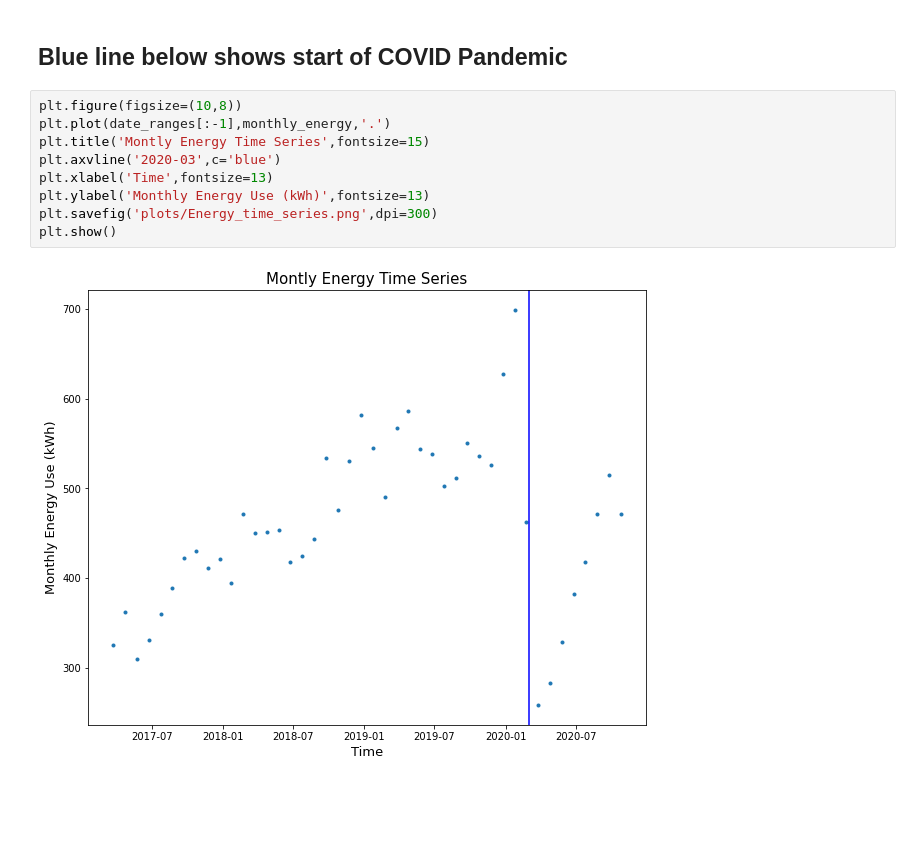
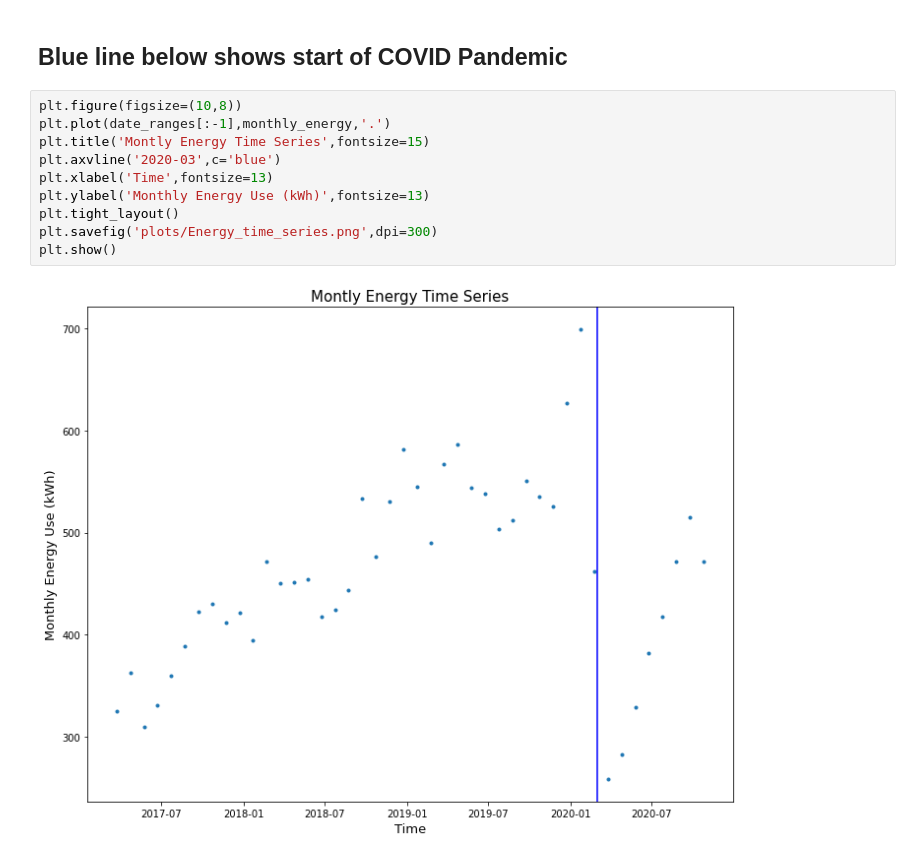
Before and after one commit to sidmohite/tdi_capstone_project, a Jupyter notebook: EV_Charging_Data.ipynb, the cells around one changed output. Cells and saved outputs as stored; diff of their text form; blank space fills up the shorter version.

```diff
--- a/EV_Charging_Data.ipynb
+++ b/EV_Charging_Data.ipynb
@@ -114,14 +116,15 @@ plt.show()
 # %%
 plt.figure(figsize=(10,8))
 plt.plot(date_ranges[:-1],monthly_energy,'.')
 plt.title('Montly Energy Time Series',fontsize=15)
 plt.axvline('2020-03',c='blue')
 plt.xlabel('Time',fontsize=13)
 plt.ylabel('Monthly Energy Use (kWh)',fontsize=13)
+plt.tight_layout()
 plt.savefig('plots/Energy_time_series.png',dpi=300)
 plt.show()
 # %% [output]
-[figure, old version]
+[figure, new version]
 # %%
 plt.figure(figsize=(10,8))
 plt.plot(date_ranges[:-1],number_of_purchases,'.')
```
Also changed, not shown: parts of 4 cells of this notebook, 4 other files.
